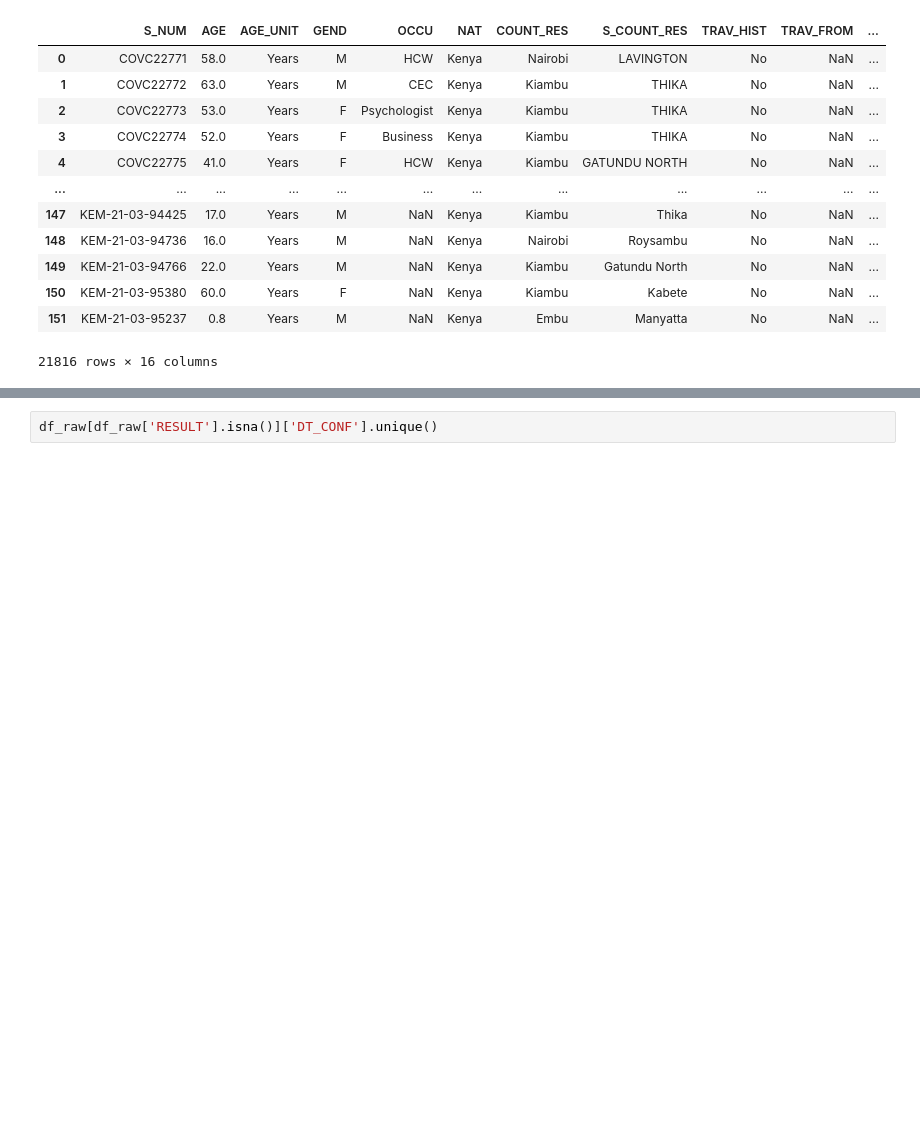
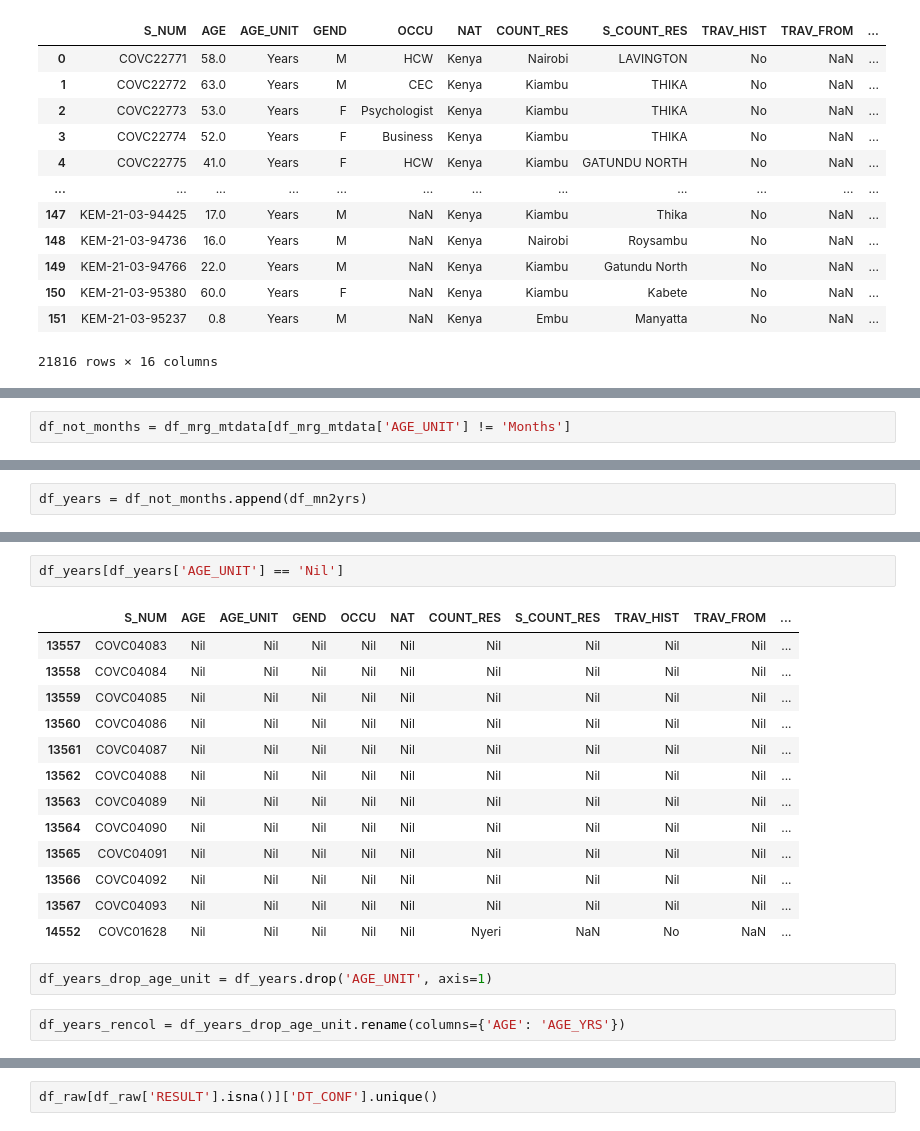
Before and after one commit to ousodaniel/SARS-CoV-2-Data-Workflows, a Jupyter notebook: metadata-cleaning.ipynb, the cells around one changed output, grey strips where cells are left out. Cells and saved outputs as stored; diff of their text form; blank space fills up the shorter version.

```diff
--- a/metadata-cleaning.ipynb
+++ b/metadata-cleaning.ipynb
@@ -302,0 +384,2 @@ df_raw.head()
+# %%
+df_not_months = df_mrg_mtdata[df_mrg_mtdata['AGE_UNIT'] != 'Months']
@@ -302,0 +394,2 @@ df_raw.head()
+# %%
+df_years = df_not_months.append(df_mn2yrs)
@@ -302,0 +412,20 @@ df_raw.head()
+# %%
+df_years[df_years['AGE_UNIT'] == 'Nil']
+# %% [output]
+|  | S_NUM | AGE | AGE_UNIT | GEND | OCCU | NAT | COUNT_RES | S_COUNT_RES | TRAV_HIST | TRAV_FROM | ... |
+| 13557 | COVC04083 | Nil | Nil | Nil | Nil | Nil | Nil | Nil | Nil | Nil | ... |
+| 13558 | COVC04084 | Nil | Nil | Nil | Nil | Nil | Nil | Nil | Nil | Nil | ... |
+| 13559 | COVC04085 | Nil | Nil | Nil | Nil | Nil | Nil | Nil | Nil | Nil | ... |
+| 13560 | COVC04086 | Nil | Nil | Nil | Nil | Nil | Nil | Nil | Nil | Nil | ... |
+| 13561 | COVC04087 | Nil | Nil | Nil | Nil | Nil | Nil | Nil | Nil | Nil | ... |
+| 13562 | COVC04088 | Nil | Nil | Nil | Nil | Nil | Nil | Nil | Nil | Nil | ... |
+| 13563 | COVC04089 | Nil | Nil | Nil | Nil | Nil | Nil | Nil | Nil | Nil | ... |
+| 13564 | COVC04090 | Nil | Nil | Nil | Nil | Nil | Nil | Nil | Nil | Nil | ... |
+| 13565 | COVC04091 | Nil | Nil | Nil | Nil | Nil | Nil | Nil | Nil | Nil | ... |
+| 13566 | COVC04092 | Nil | Nil | Nil | Nil | Nil | Nil | Nil | Nil | Nil | ... |
+| 13567 | COVC04093 | Nil | Nil | Nil | Nil | Nil | Nil | Nil | Nil | Nil | ... |
+| 14552 | COVC01628 | Nil | Nil | Nil | Nil | Nil | Nyeri | NaN | No | NaN | ... |
+# %%
+df_years_drop_age_unit = df_years.drop('AGE_UNIT', axis=1)
+# %%
+df_years_rencol = df_years_drop_age_unit.rename(columns={'AGE': 'AGE_YRS'})
```
Also changed, not shown: parts of 52 cells of this notebook.
